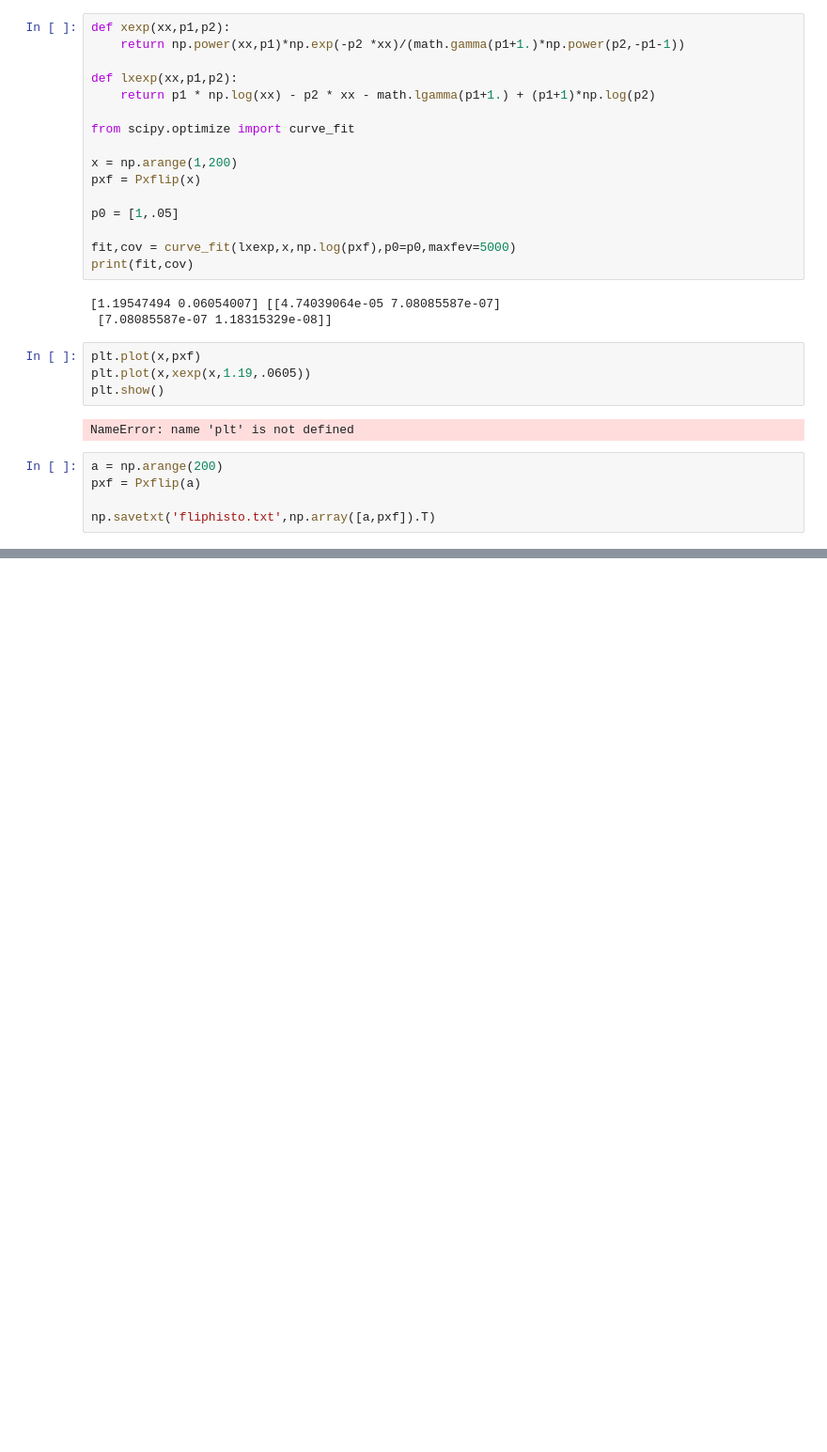
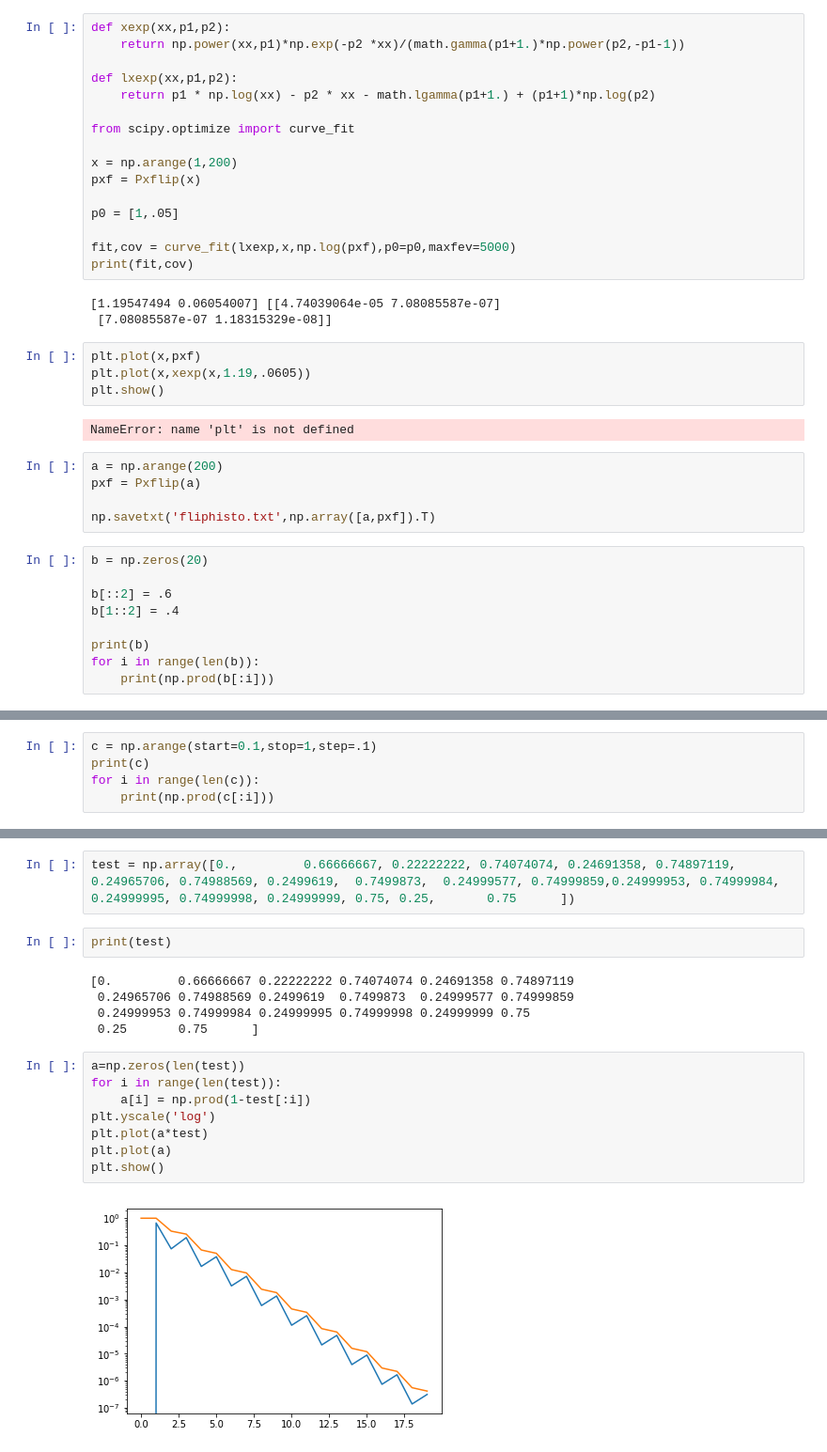
Before and after one commit to lukasgeyrhofer/flippingbits, a Jupyter notebook: dynamics.ipynb, the cells around one changed output, grey strips where cells are left out. Shown: that part at 94% size. Saved outputs shown, nothing was run; the diff lists cells and outputs as text; blank space fills up the shorter version.

```diff
--- a/dynamics.ipynb
+++ b/dynamics.ipynb
@@ -376,3 +376,12 @@ a = np.arange(200)
 pxf = Pxflip(a)
 
 np.savetxt('fliphisto.txt',np.array([a,pxf]).T)
+# %%
+b = np.zeros(20)
+
+b[::2] = .6
+b[1::2] = .4
+
+print(b)
+for i in range(len(b)):
+    print(np.prod(b[:i]))
@@ -378,0 +406,5 @@ np.savetxt('fliphisto.txt',np.array([a,pxf]).T)
+# %%
+c = np.arange(start=0.1,stop=1,step=.1)
+print(c)
+for i in range(len(c)):
+    print(np.prod(c[:i]))
@@ -378,0 +422,19 @@ np.savetxt('fliphisto.txt',np.array([a,pxf]).T)
+# %%
+test = np.array([0.,         0.66666667, 0.22222222, 0.74074074, 0.24691358, 0.74897119, 0.24965706, 0.74988569, 0.2499619,  0.7499873,  0.24999577, 0.74999859,0.24999953, 0.74999984, 0.24999995, 0.74999998, 0.24999999, 0.75, 0.25,       0.75      ])
+# %%
+print(test)
+# %% [output]
+[0.         0.66666667 0.22222222 0.74074074 0.24691358 0.74897119
+ 0.24965706 0.74988569 0.2499619  0.7499873  0.24999577 0.74999859
+ 0.24999953 0.74999984 0.24999995 0.74999998 0.24999999 0.75
+ 0.25       0.75      ]
+# %%
+a=np.zeros(len(test))
+for i in range(len(test)):
+    a[i] = np.prod(1-test[:i])
+plt.yscale('log')
+plt.plot(a*test)
+plt.plot(a)
+plt.show()
+# %% [output]
+[figure, added]
```
Also changed, not shown: parts of 2 cells of this notebook, 18 other files.
